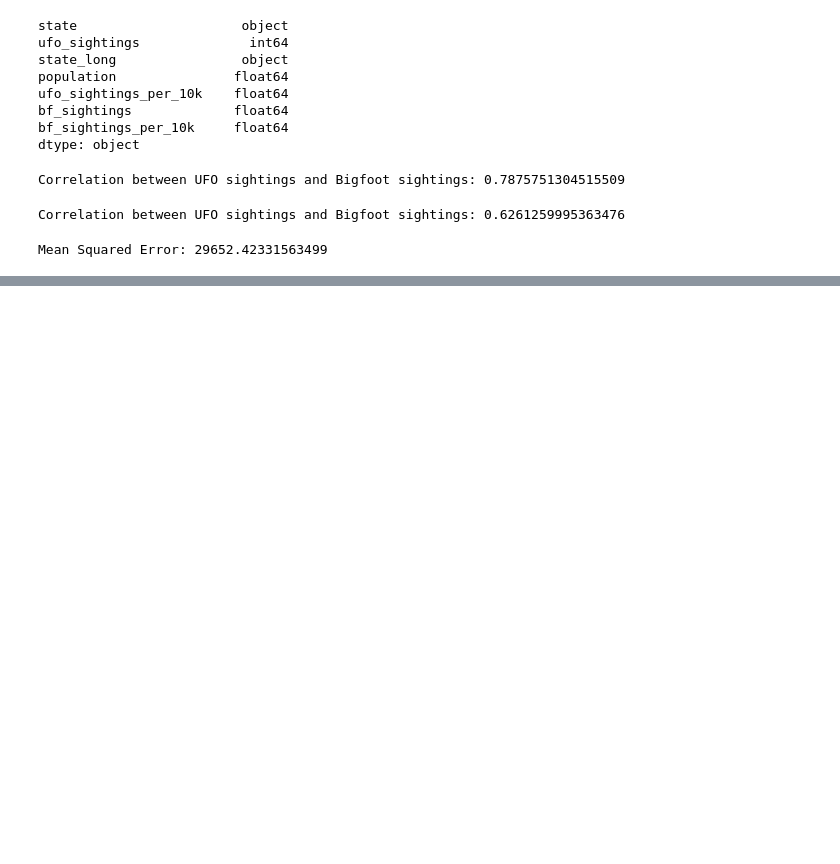
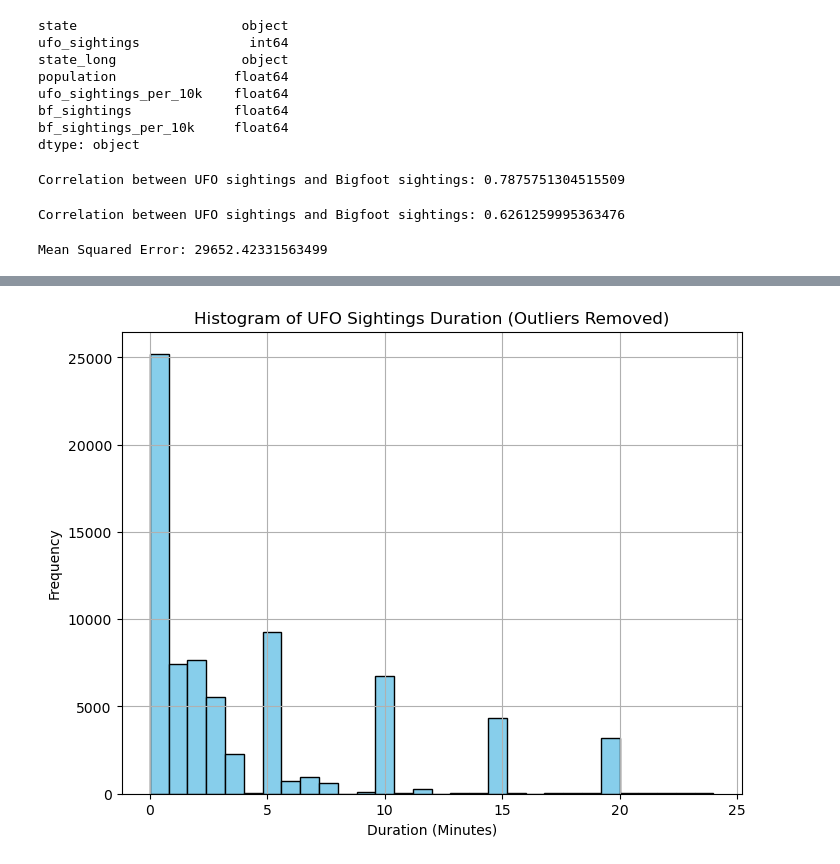
Before and after one commit to kflemming30/UFO_sightings, a Jupyter notebook: Sightings_Analysis.ipynb, the cells around one changed output, grey strips where cells are left out. Drawn from its saved outputs; the diff is of its cells as text; code cells hidden in the pictures; blank space fills up the shorter version.

```diff
--- a/Sightings_Analysis.ipynb
+++ b/Sightings_Analysis.ipynb
@@ -745,0 +823,3 @@ Mean Squared Error: 29652.42331563499
+# %%
+file_path = "https://raw.githubusercontent.com/kflemming30/UFO_sightings/main/ufo_data_cleaned.csv"
+ufo_data_cleaned = pd.read_csv(file_path)
@@ -745,0 +835,27 @@ Mean Squared Error: 29652.42331563499
+# %%
+import matplotlib.pyplot as plt
+import numpy as np
+
+# Calculate the IQR
+Q1 = ufo_data_cleaned['duration(minutes)'].quantile(0.25)
+Q3 = ufo_data_cleaned['duration(minutes)'].quantile(0.75)
+IQR = Q3 - Q1
+
+# Define the lower and upper bounds to filter outliers
+lower_bound = Q1 - 1.5 * IQR
+upper_bound = Q3 + 1.5 * IQR
+
+# Filter the data to remove outliers
+filtered_data = ufo_data_cleaned[(ufo_data_cleaned['duration(minutes)'] >= lower_bound) &
+                                 (ufo_data_cleaned['duration(minutes)'] <= upper_bound)]
+
+# Plot the histogram without outliers
+plt.figure(figsize=(8, 6))
+plt.hist(filtered_data['duration(minutes)'], bins=30, color='skyblue', edgecolor='black')
+plt.xlabel('Duration (Minutes)')
+plt.ylabel('Frequency')
+plt.title('Histogram of UFO Sightings Duration (Outliers Removed)')
+plt.grid(True)
+plt.show()
+# %% [output]
+[figure, added]
```
Also changed, not shown: parts of 12 cells of this notebook, 3 other files.
